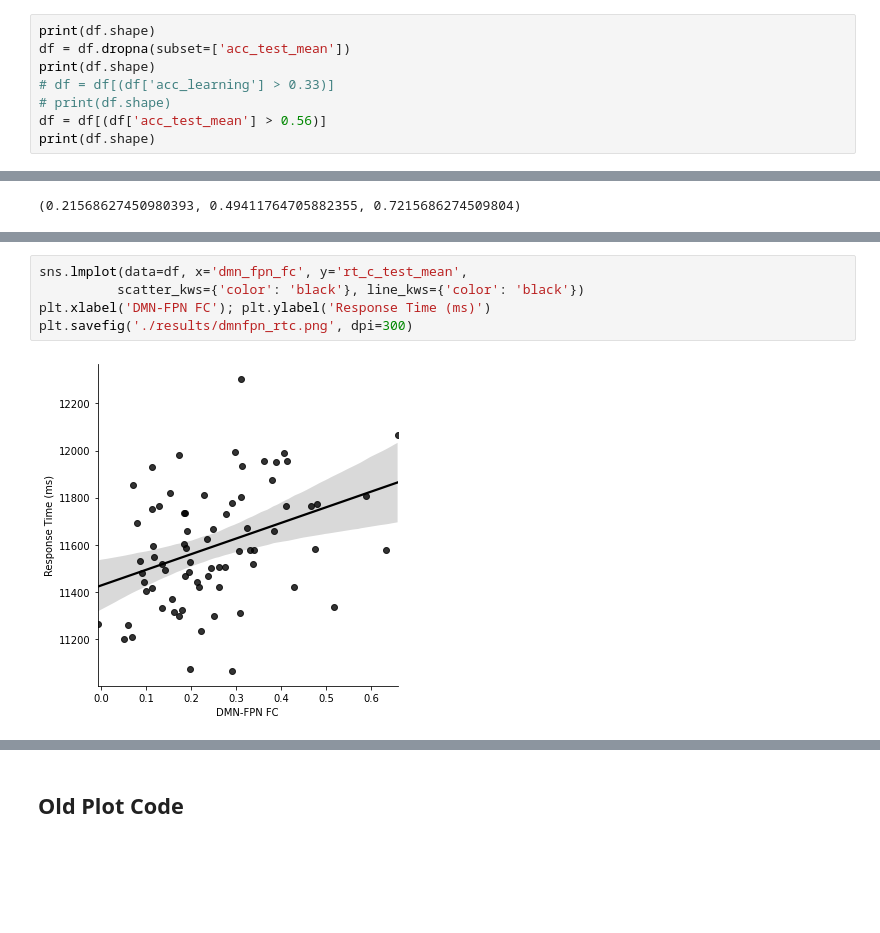
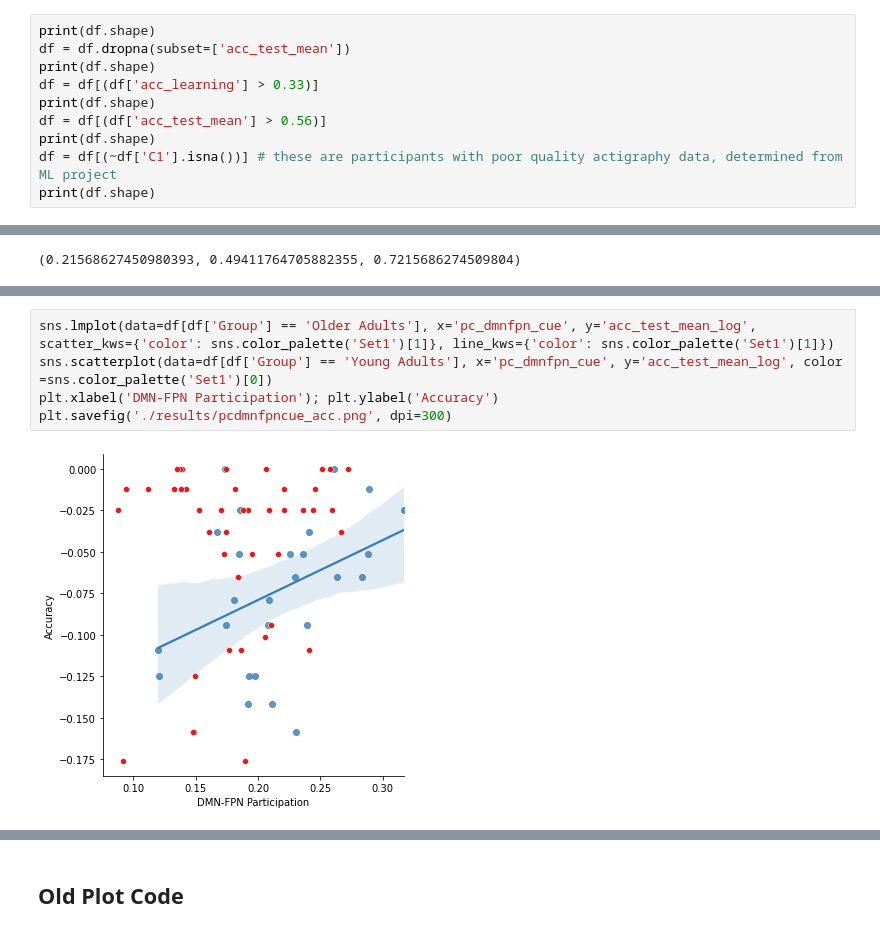
Before and after one commit to mcmahonmc/dissertation, a Jupyter notebook: Statistics.ipynb, the cells around one changed output, grey strips where cells are left out. Drawn from its saved outputs; the diff is of its cells as text; blank space fills up the shorter version.

```diff
--- a/Statistics.ipynb
+++ b/Statistics.ipynb
@@ -59,10 +59,12 @@ Set the environment variable OUTDATED_IGNORE=1 to disable these warnings.
 print(df.shape)
 df = df.dropna(subset=['acc_test_mean'])
 print(df.shape)
-# df = df[(df['acc_learning'] > 0.33)]
-# print(df.shape)
+df = df[(df['acc_learning'] > 0.33)]
+print(df.shape)
 df = df[(df['acc_test_mean'] > 0.56)]
 print(df.shape)
+df = df[(~df['C1'].isna())] # these are participants with poor quality actigraphy data, determined from ML project
+print(df.shape)
 # %% [output]
 (130, 92)
 (114, 92)
@@ -1515,7 +1834,7 @@ plt.savefig('./results/dmn_rtc.png', dpi=300)
 # %%
-sns.lmplot(data=df, x='dmn_fpn_fc', y='rt_c_test_mean',
-          scatter_kws={'color': 'black'}, line_kws={'color': 'black'})
-plt.xlabel('DMN-FPN FC'); plt.ylabel('Response Time (ms)')
-plt.savefig('./results/dmnfpn_rtc.png', dpi=300)
+sns.lmplot(data=df[df['Group'] == 'Older Adults'], x='pc_dmnfpn_cue', y='acc_test_mean_log', scatter_kws={'color': sns.color_palette('Set1')[1]}, line_kws={'color': sns.color_palette('Set1')[1]})
+sns.scatterplot(data=df[df['Group'] == 'Young Adults'], x='pc_dmnfpn_cue', y='acc_test_mean_log', color =sns.color_palette('Set1')[0])
+plt.xlabel('DMN-FPN Participation'); plt.ylabel('Accuracy')
+plt.savefig('./results/pcdmnfpncue_acc.png', dpi=300)
 # %% [output]
-[figure, old version]
+[figure, new version]
```
Also changed, not shown: parts of 134 cells of this notebook, 28 other files.
